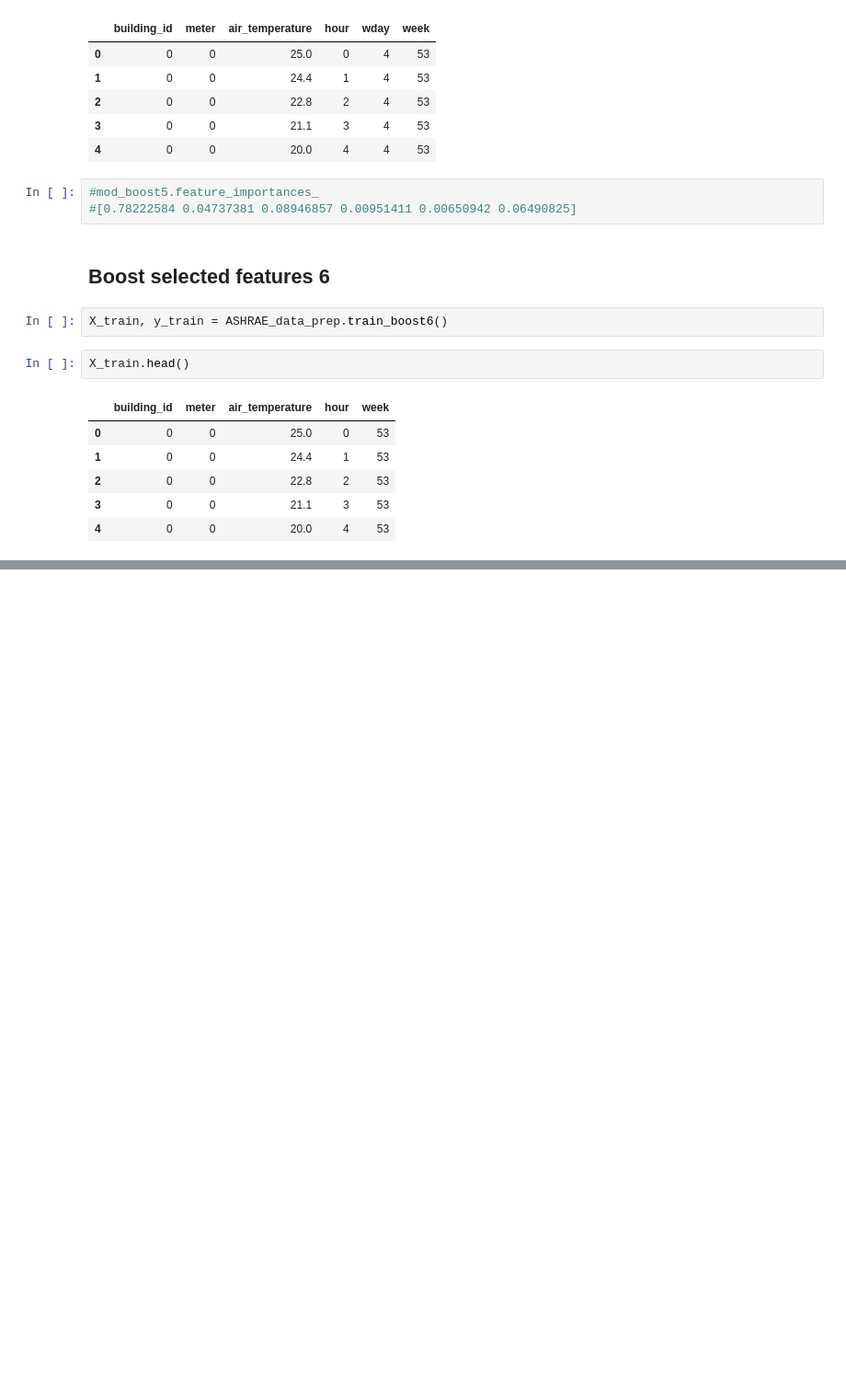
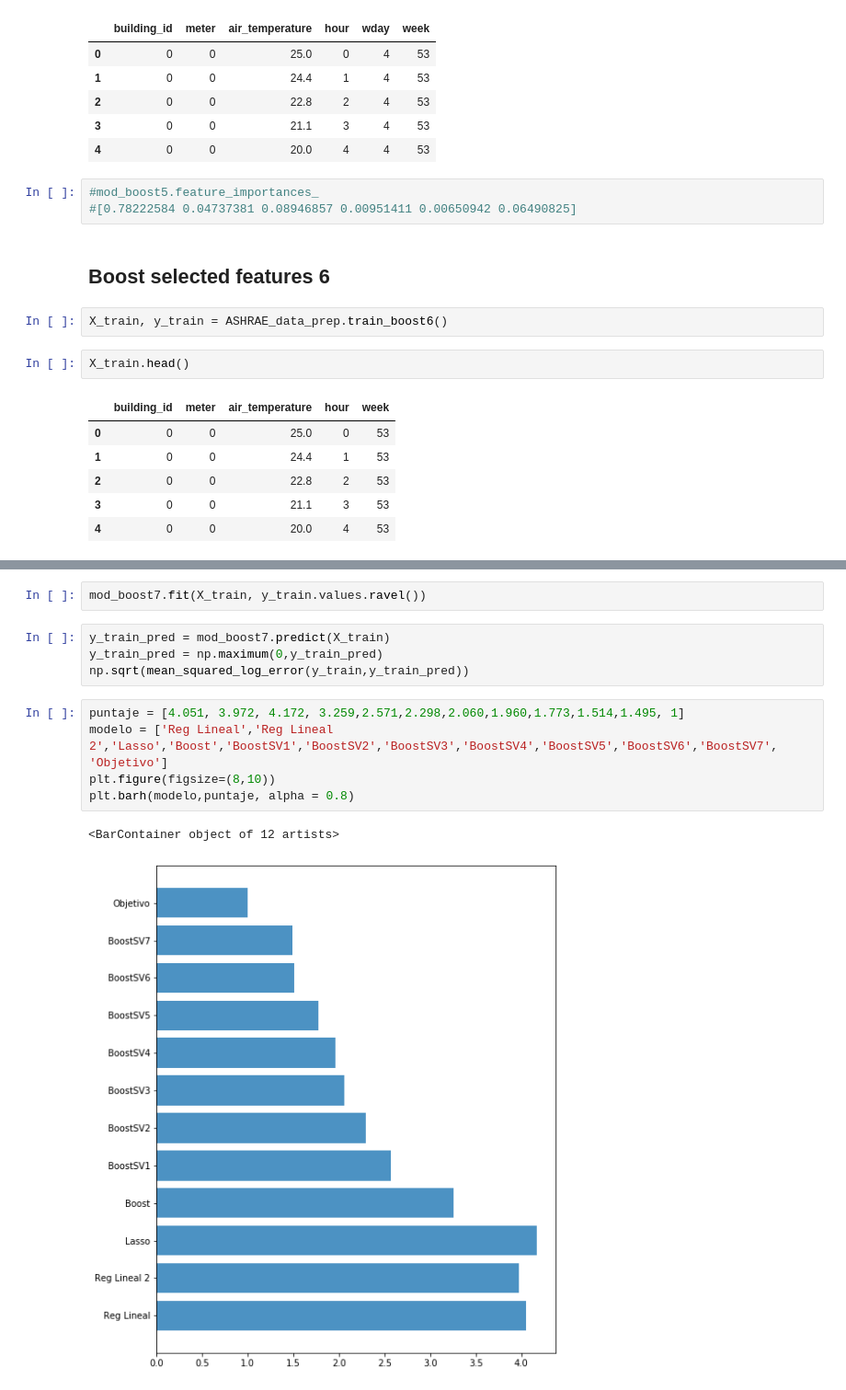
Before and after one commit to brunocgf/ASHRAE-GreatEnergyPredictorIII, a Jupyter notebook: TreeModel-Copy1.ipynb, the cells around one changed output, grey strips where cells are left out. Shown at 92% size. Drawn from its saved outputs; the diff is of its cells as text; blank space fills up the shorter version.

```diff
--- a/TreeModel-Copy1.ipynb
+++ b/TreeModel-Copy1.ipynb
@@ -335,0 +370,14 @@ X_train.head()
+# %%
+mod_boost7.fit(X_train, y_train.values.ravel())
+# %%
+y_train_pred = mod_boost7.predict(X_train)
+y_train_pred = np.maximum(0,y_train_pred)
+np.sqrt(mean_squared_log_error(y_train,y_train_pred))
+# %%
+puntaje = [4.051, 3.972, 4.172, 3.259,2.571,2.298,2.060,1.960,1.773,1.514,1.495, 1]
+modelo = ['Reg Lineal','Reg Lineal 2','Lasso','Boost','BoostSV1','BoostSV2','BoostSV3','BoostSV4','BoostSV5','BoostSV6','BoostSV7', 'Objetivo']
+plt.figure(figsize=(8,10))
+plt.barh(modelo,puntaje, alpha = 0.8)
+# %% [output]
+<BarContainer object of 12 artists>
+[figure, added]
```
Also changed, not shown: parts of 20 cells of this notebook, 5 other files.
